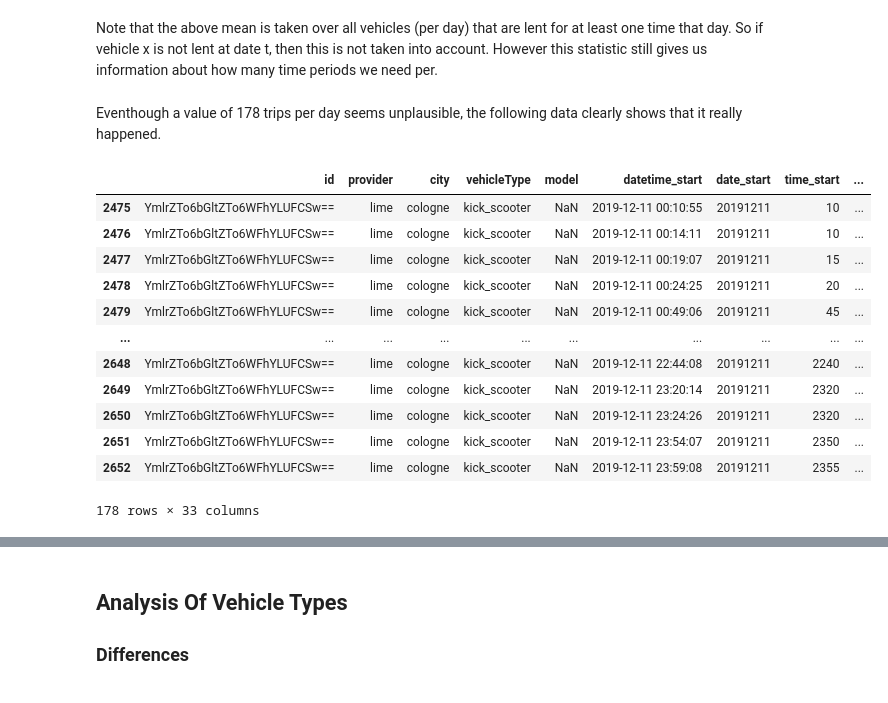
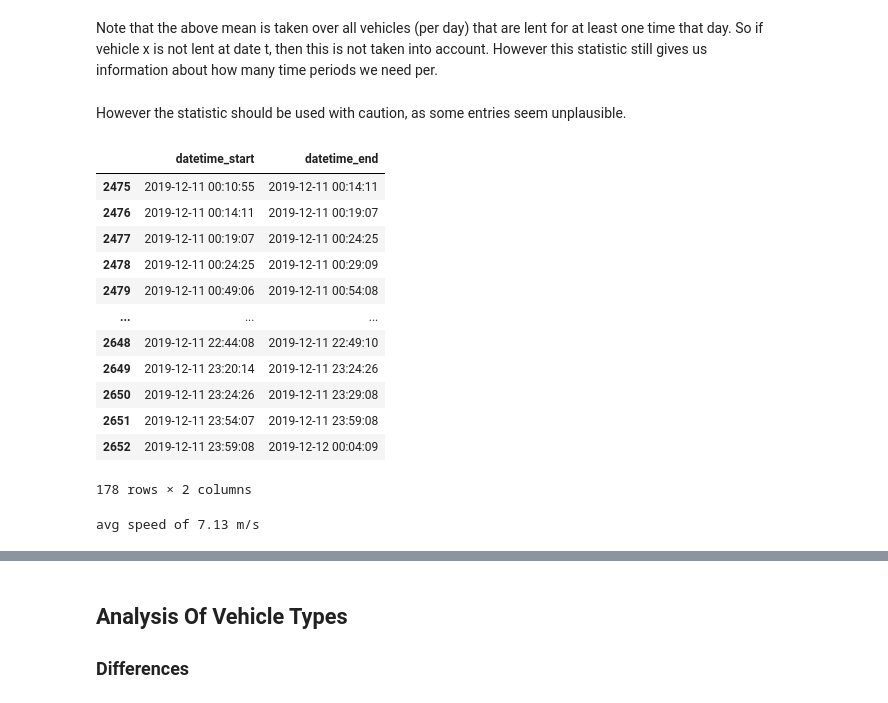
Before and after one commit to mogottsch/vehicle-reposition-2, a Jupyter notebook: src/notebooks/1_descriptive_analysis.ipynb, the cells around one changed output, grey strips where cells are left out. Cells and saved outputs as stored; diff of their text form; code cells hidden in the pictures.

Commit message:
Inspect suspicious kick scooter

```diff
--- a/src/notebooks/1_descriptive_analysis.ipynb
+++ b/src/notebooks/1_descriptive_analysis.ipynb
@@ -213,22 +214,22 @@ trips_per_day.reset_index().groupby('vehicleType')['n_trips'].agg(['mean', 'max'
 | kick_scooter | 4.187983 | 178 | 1 |
 # %% [markdown]
 Note that the above mean is taken over all vehicles (per day) that are lent for at least one time that day. So if vehicle x is not lent at date t, then this is not taken into account. However this statistic still gives us information about how many time periods we need per.
-# %% [markdown]
-Eventhough a value of 178 trips per day seems unplausible, the following data clearly shows that it really happened.
+# %% [markdown]
+However the statistic should be used with caution, as some entries seem unplausible.
 # %%
 inspect = trips[(trips['id'] == 'YmlrZTo6bGltZTo6WFhYLUFCSw==') & (trips['date'] == datetime.date(2019, 12, 11))]
-inspect
+inspect[['datetime_start','datetime_end']]
 # %% [output]
-|  | id | provider | city | vehicleType | model | datetime_start | date_start | time_start | ... |
-| 2475 | YmlrZTo6bGltZTo6WFhYLUFCSw== | lime | cologne | kick_scooter | NaN | 2019-12-11 00:10:55 | 20191211 | 10 | ... |
-| 2476 | YmlrZTo6bGltZTo6WFhYLUFCSw== | lime | cologne | kick_scooter | NaN | 2019-12-11 00:14:11 | 20191211 | 10 | ... |
-| 2477 | YmlrZTo6bGltZTo6WFhYLUFCSw== | lime | cologne | kick_scooter | NaN | 2019-12-11 00:19:07 | 20191211 | 15 | ... |
-| 2478 | YmlrZTo6bGltZTo6WFhYLUFCSw== | lime | cologne | kick_scooter | NaN | 2019-12-11 00:24:25 | 20191211 | 20 | ... |
-| 2479 | YmlrZTo6bGltZTo6WFhYLUFCSw== | lime | cologne | kick_scooter | NaN | 2019-12-11 00:49:06 | 20191211 | 45 | ... |
-| ... | ... | ... | ... | ... | ... | ... | ... | ... | ... |
-| 2648 | YmlrZTo6bGltZTo6WFhYLUFCSw== | lime | cologne | kick_scooter | NaN | 2019-12-11 22:44:08 | 20191211 | 2240 | ... |
-| 2649 | YmlrZTo6bGltZTo6WFhYLUFCSw== | lime | cologne | kick_scooter | NaN | 2019-12-11 23:20:14 | 20191211 | 2320 | ... |
-| 2650 | YmlrZTo6bGltZTo6WFhYLUFCSw== | lime | cologne | kick_scooter | NaN | 2019-12-11 23:24:26 | 20191211 | 2320 | ... |
-| 2651 | YmlrZTo6bGltZTo6WFhYLUFCSw== | lime | cologne | kick_scooter | NaN | 2019-12-11 23:54:07 | 20191211 | 2350 | ... |
-| 2652 | YmlrZTo6bGltZTo6WFhYLUFCSw== | lime | cologne | kick_scooter | NaN | 2019-12-11 23:59:08 | 20191211 | 2355 | ... |
+|  | datetime_start | datetime_end |
+| 2475 | 2019-12-11 00:10:55 | 2019-12-11 00:14:11 |
+| 2476 | 2019-12-11 00:14:11 | 2019-12-11 00:19:07 |
+| 2477 | 2019-12-11 00:19:07 | 2019-12-11 00:24:25 |
+| 2478 | 2019-12-11 00:24:25 | 2019-12-11 00:29:09 |
+| 2479 | 2019-12-11 00:49:06 | 2019-12-11 00:54:08 |
+| ... | ... | ... |
+| 2648 | 2019-12-11 22:44:08 | 2019-12-11 22:49:10 |
+| 2649 | 2019-12-11 23:20:14 | 2019-12-11 23:24:26 |
+| 2650 | 2019-12-11 23:24:26 | 2019-12-11 23:29:08 |
+| 2651 | 2019-12-11 23:54:07 | 2019-12-11 23:59:08 |
+| 2652 | 2019-12-11 23:59:08 | 2019-12-12 00:04:09 |
-178 rows × 33 columns
+178 rows × 2 columns
@@ -234,0 +238,4 @@ inspect
+# %%
+print(f"avg speed of {(inspect['distance']/inspect['duration']).mean():.2f} m/s")
+# %% [output]
+avg speed of 7.13 m/s
```
Also changed, not shown: parts of 4 cells of this notebook.
